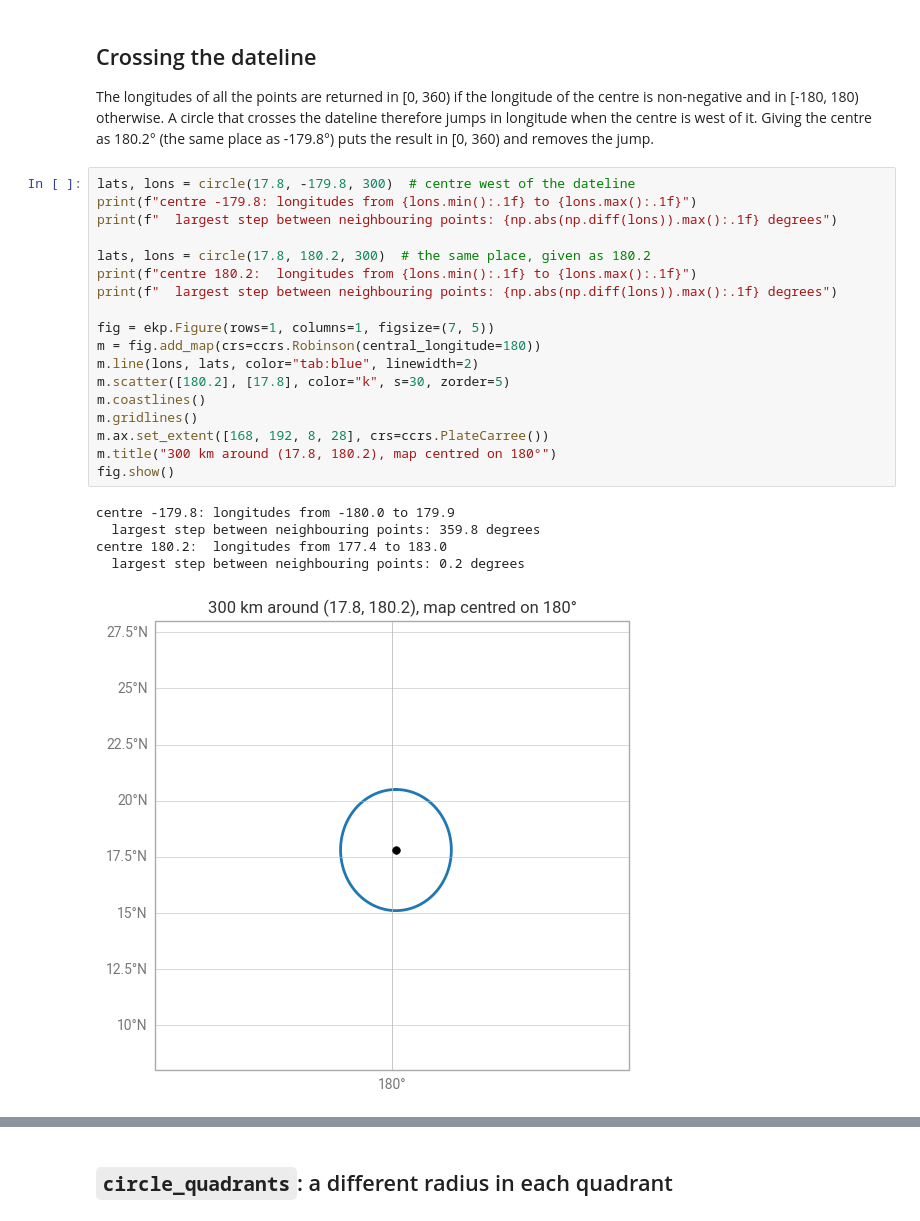
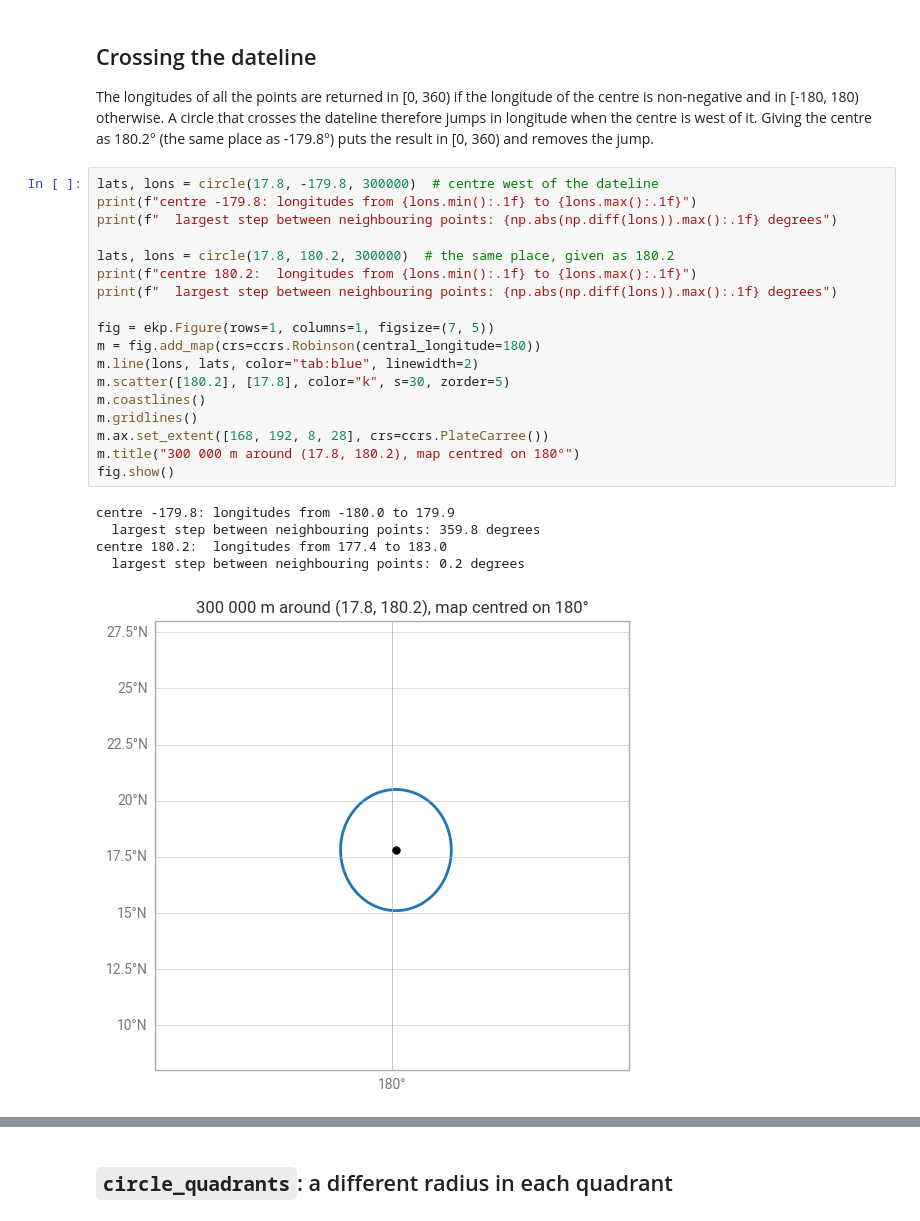
Before and after one commit to ecmwf/earthkit-geo, a Jupyter notebook: docs/tutorials/polyline/circle.ipynb, the cells around one changed output, grey strips where cells are left out. Cells and saved outputs as stored; diff of their text form.

Commit message:
Use metres for radius in circle methods (#137)

```diff
--- a/docs/tutorials/polyline/circle.ipynb
+++ b/docs/tutorials/polyline/circle.ipynb
@@ -69,29 +69,29 @@ non-negative and in [-180, 180) otherwise. A circle that crosses the dateline th
 longitude when the centre is west of it. Giving the centre as 180.2° (the same place as -179.8°)
 puts the result in [0, 360) and removes the jump.
 # %%
-lats, lons = circle(17.8, -179.8, 300)  # centre west of the dateline
+lats, lons = circle(17.8, -179.8, 300000)  # centre west of the dateline
 print(f"centre -179.8: longitudes from {lons.min():.1f} to {lons.max():.1f}")
 print(f"  largest step between neighbouring points: {np.abs(np.diff(lons)).max():.1f} degrees")
 
-lats, lons = circle(17.8, 180.2, 300)  # the same place, given as 180.2
+lats, lons = circle(17.8, 180.2, 300000)  # the same place, given as 180.2
 print(f"centre 180.2:  longitudes from {lons.min():.1f} to {lons.max():.1f}")
 print(f"  largest step between neighbouring points: {np.abs(np.diff(lons)).max():.1f} degrees")
 
 fig = ekp.Figure(rows=1, columns=1, figsize=(7, 5))
 m = fig.add_map(crs=ccrs.Robinson(central_longitude=180))
 m.line(lons, lats, color="tab:blue", linewidth=2)
 m.scatter([180.2], [17.8], color="k", s=30, zorder=5)
 m.coastlines()
 m.gridlines()
 m.ax.set_extent([168, 192, 8, 28], crs=ccrs.PlateCarree())
-m.title("300 km around (17.8, 180.2), map centred on 180°")
+m.title("300 000 m around (17.8, 180.2), map centred on 180°")
 fig.show()
 # %% [output]
 centre -179.8: longitudes from -180.0 to 179.9
   largest step between neighbouring points: 359.8 degrees
 centre 180.2:  longitudes from 177.4 to 183.0
   largest step between neighbouring points: 0.2 degrees
-[figure, old version]
+[figure, new version]
 # %% [markdown]
 ## Containing a pole
 
```
Also changed, not shown: parts of 11 cells of this notebook, 3 other files.
